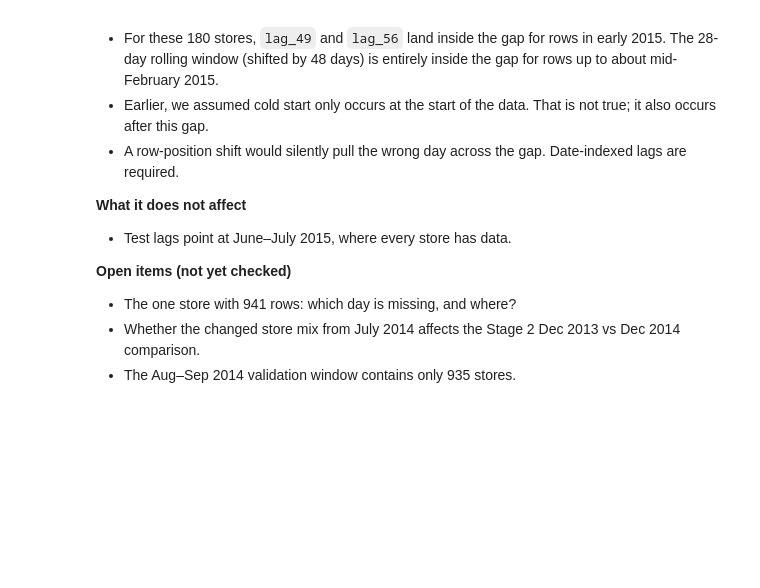
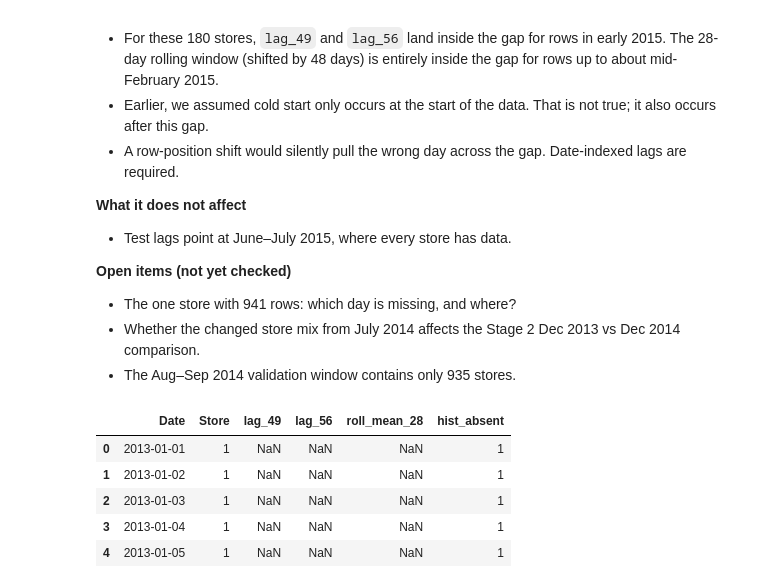
Before and after one commit to Aliraza-Amjad-Shaikh/demand-lens, a Jupyter notebook: notebooks/03_feature_engineering.ipynb, the cells around one changed output. Cells and saved outputs as stored; diff of their text form; code cells hidden in the pictures; blank space fills up the shorter version.

```diff
--- a/notebooks/03_feature_engineering.ipynb
+++ b/notebooks/03_feature_engineering.ipynb
@@ -548,0 +574,11 @@ dtype: int64
+# %%
+feats = feats[['Date', 'Store', 'lag_49', 'lag_56', 'roll_mean_28', 'hist_absent']]
+
+feats.head()
+# %% [output]
+|  | Date | Store | lag_49 | lag_56 | roll_mean_28 | hist_absent |
+| 0 | 2013-01-01 | 1 | NaN | NaN | NaN | 1 |
+| 1 | 2013-01-02 | 1 | NaN | NaN | NaN | 1 |
+| 2 | 2013-01-03 | 1 | NaN | NaN | NaN | 1 |
+| 3 | 2013-01-04 | 1 | NaN | NaN | NaN | 1 |
+| 4 | 2013-01-05 | 1 | NaN | NaN | NaN | 1 |
```
Also changed, not shown: parts of 29 cells of this notebook.
